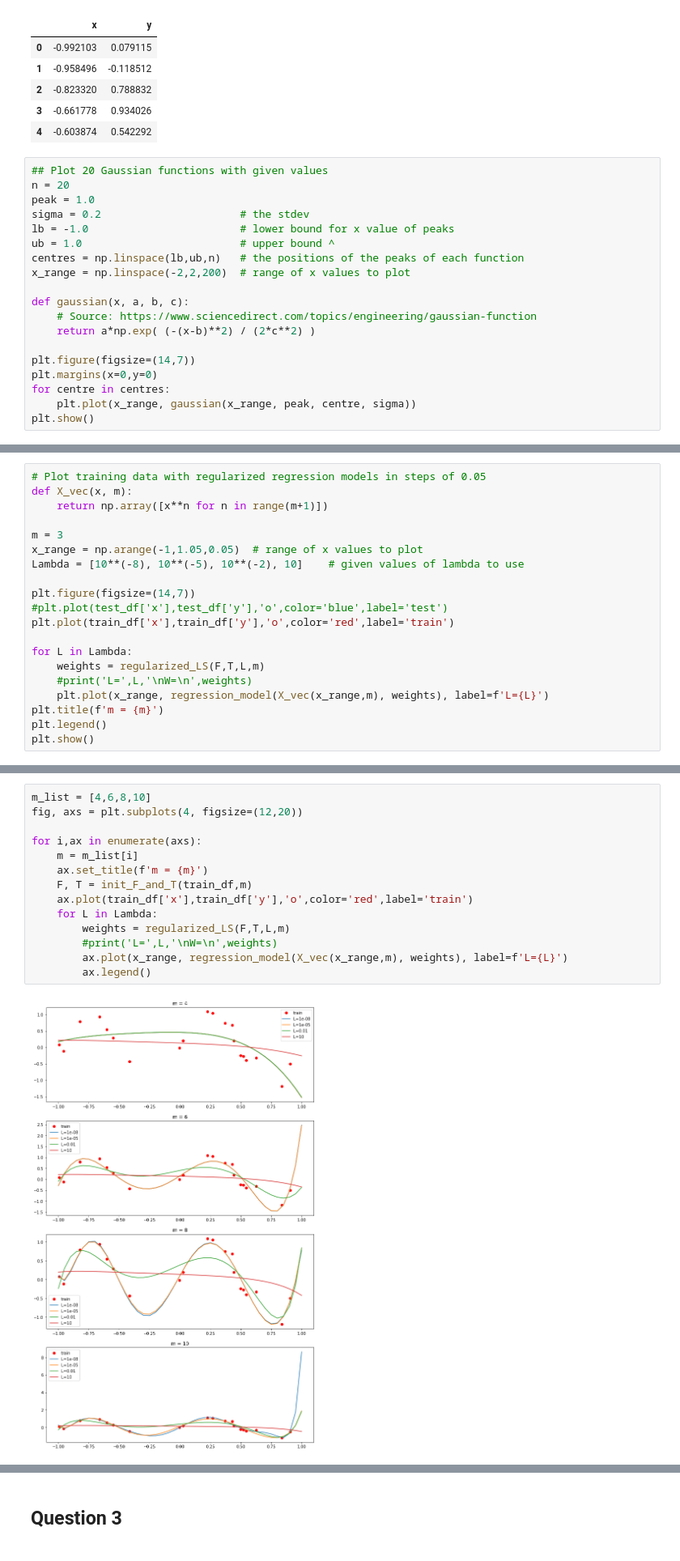
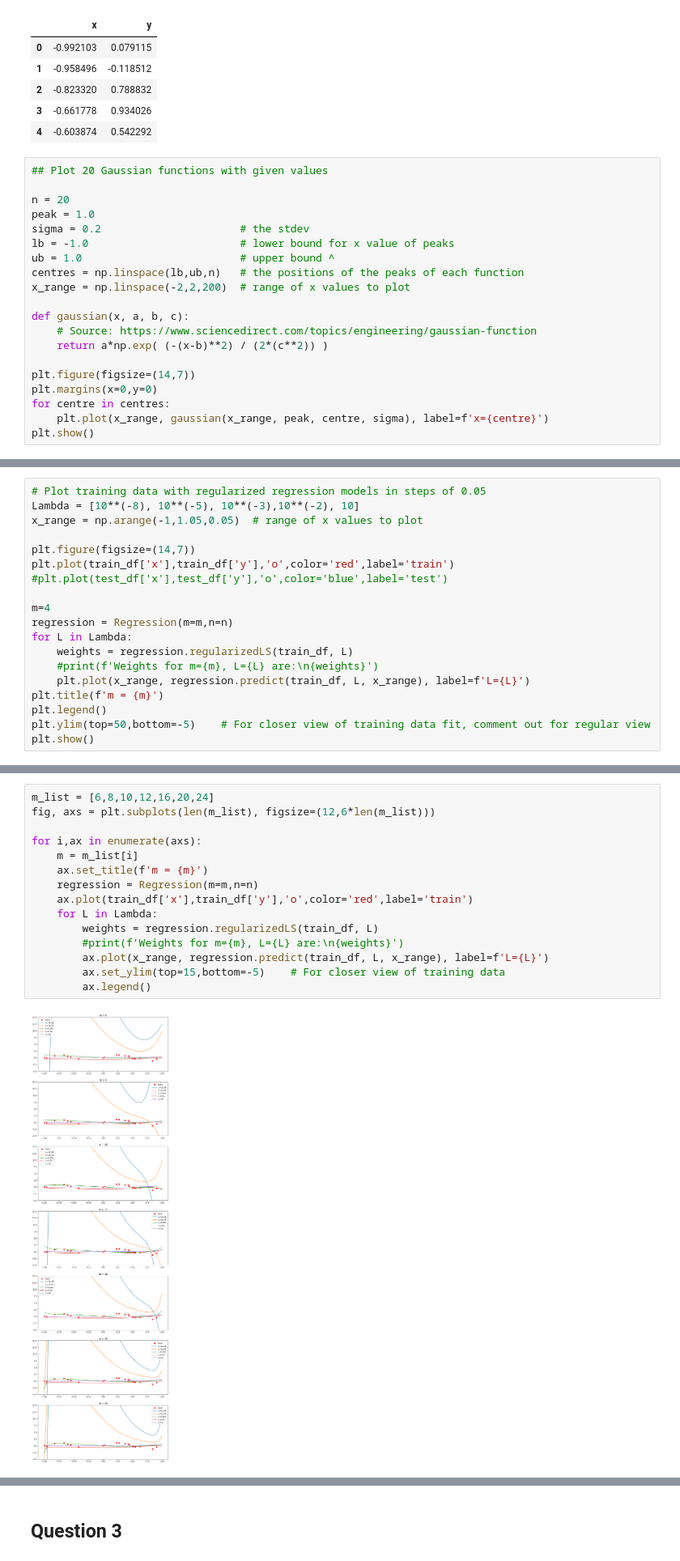
Before and after one commit to tanyarllrm/brains, a Jupyter notebook: Assignment1.ipynb, the cells around one changed output, grey strips where cells are left out. Shown at 81% size. Saved outputs shown, nothing was run; the diff lists cells and outputs as text.

```diff
--- a/Assignment1.ipynb
+++ b/Assignment1.ipynb
@@ -154,6 +154,7 @@ train_df.head()
 | 4 | -0.603874 | 0.542292 |
 # %%
 ## Plot 20 Gaussian functions with given values
+
 n = 20
 peak = 1.0
 sigma = 0.2                      # the stdev
@@ -164,12 +165,12 @@ x_range = np.linspace(-2,2,200)  # range of x values to plot
 
 def gaussian(x, a, b, c):
     # Source: https://www.sciencedirect.com/topics/engineering/gaussian-function
-    return a*np.exp( (-(x-b)**2) / (2*c**2) )
+    return a*np.exp( (-(x-b)**2) / (2*(c**2)) )
 
 plt.figure(figsize=(14,7))
 plt.margins(x=0,y=0)
 for centre in centres:
-    plt.plot(x_range, gaussian(x_range, peak, centre, sigma))
+    plt.plot(x_range, gaussian(x_range, peak, centre, sigma), label=f'x={centre}')
 plt.show()
 # %% [output]
 [figure]
@@ -217,21 +225,20 @@ array([[ 0.5250845 ],
 # %%
 # Plot training data with regularized regression models in steps of 0.05
-def X_vec(x, m):
-    return np.array([x**n for n in range(m+1)])
-
-m = 3
+Lambda = [10**(-8), 10**(-5), 10**(-3),10**(-2), 10]
 x_range = np.arange(-1,1.05,0.05)  # range of x values to plot
-Lambda = [10**(-8), 10**(-5), 10**(-2), 10]    # given values of lambda to use
 
 plt.figure(figsize=(14,7))
+plt.plot(train_df['x'],train_df['y'],'o',color='red',label='train')
 #plt.plot(test_df['x'],test_df['y'],'o',color='blue',label='test')
-plt.plot(train_df['x'],train_df['y'],'o',color='red',label='train')
 
+m=4
+regression = Regression(m=m,n=n)
 for L in Lambda:
-    weights = regularized_LS(F,T,L,m)
-    #print('L=',L,'\nW=\n',weights)
-    plt.plot(x_range, regression_model(X_vec(x_range,m), weights), label=f'L={L}')
+    weights = regression.regularizedLS(train_df, L)
+    #print(f'Weights for m={m}, L={L} are:\n{weights}')
+    plt.plot(x_range, regression.predict(train_df, L, x_range), label=f'L={L}')
 plt.title(f'm = {m}')
 plt.legend()
+plt.ylim(top=50,bottom=-5)    # For closer view of training data fit, comment out for regular view
 plt.show()
 # %% [output]
@@ -242,18 +249,19 @@ We can't see the graphs for 2 of the L values, so I will try changing m to make
 # %%
-m_list = [4,6,8,10]
-fig, axs = plt.subplots(4, figsize=(12,20))
+m_list = [6,8,10,12,16,20,24]
+fig, axs = plt.subplots(len(m_list), figsize=(12,6*len(m_list)))
 
 for i,ax in enumerate(axs):
     m = m_list[i]
     ax.set_title(f'm = {m}')
-    F, T = init_F_and_T(train_df,m)
+    regression = Regression(m=m,n=n)
     ax.plot(train_df['x'],train_df['y'],'o',color='red',label='train')
     for L in Lambda:
-        weights = regularized_LS(F,T,L,m)
-        #print('L=',L,'\nW=\n',weights)
-        ax.plot(x_range, regression_model(X_vec(x_range,m), weights), label=f'L={L}')
+        weights = regression.regularizedLS(train_df, L)
+        #print(f'Weights for m={m}, L={L} are:\n{weights}')
+        ax.plot(x_range, regression.predict(train_df, L, x_range), label=f'L={L}')
+        ax.set_ylim(top=15,bottom=-5)    # For closer view of training data
         ax.legend()
 # %% [output]
-[figure, old version]
+[figure, new version]
 # %%
 # Calculate the sum squared error for training and test data
```
Also changed, not shown: parts of 12 cells of this notebook, 1 other file.
